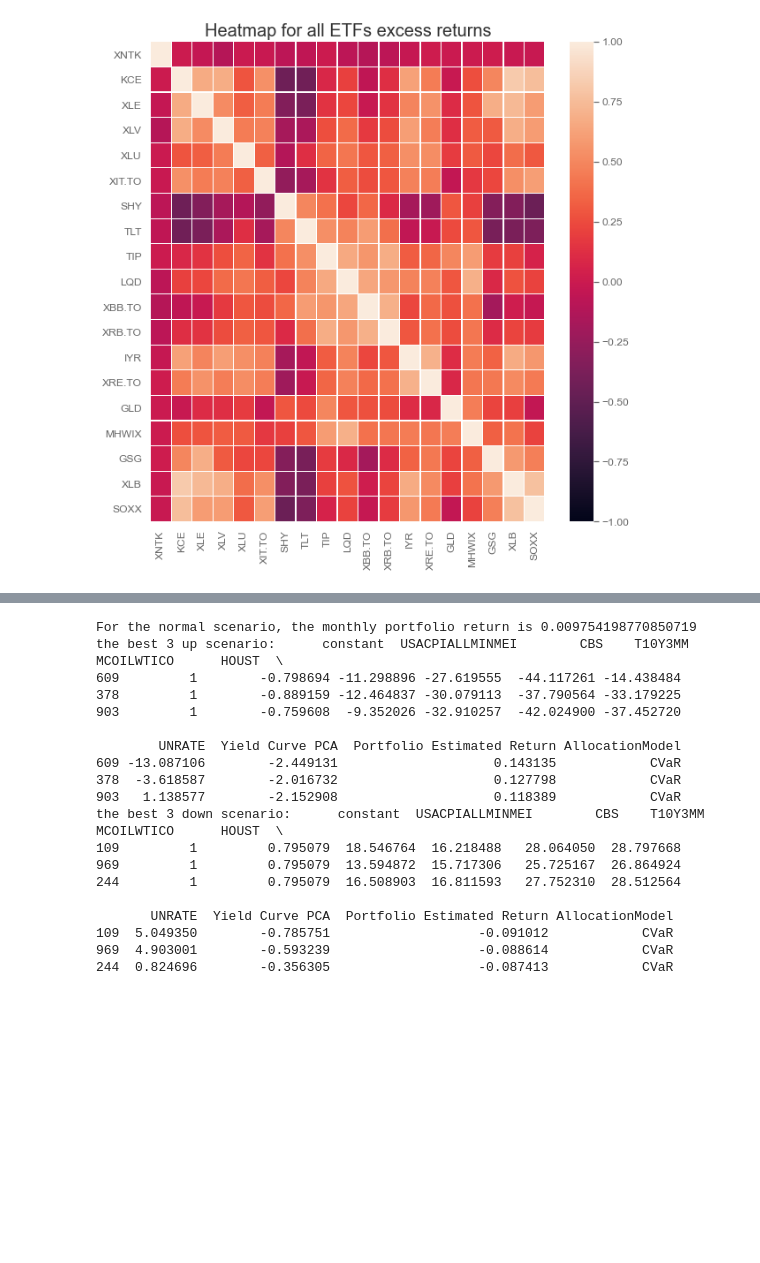
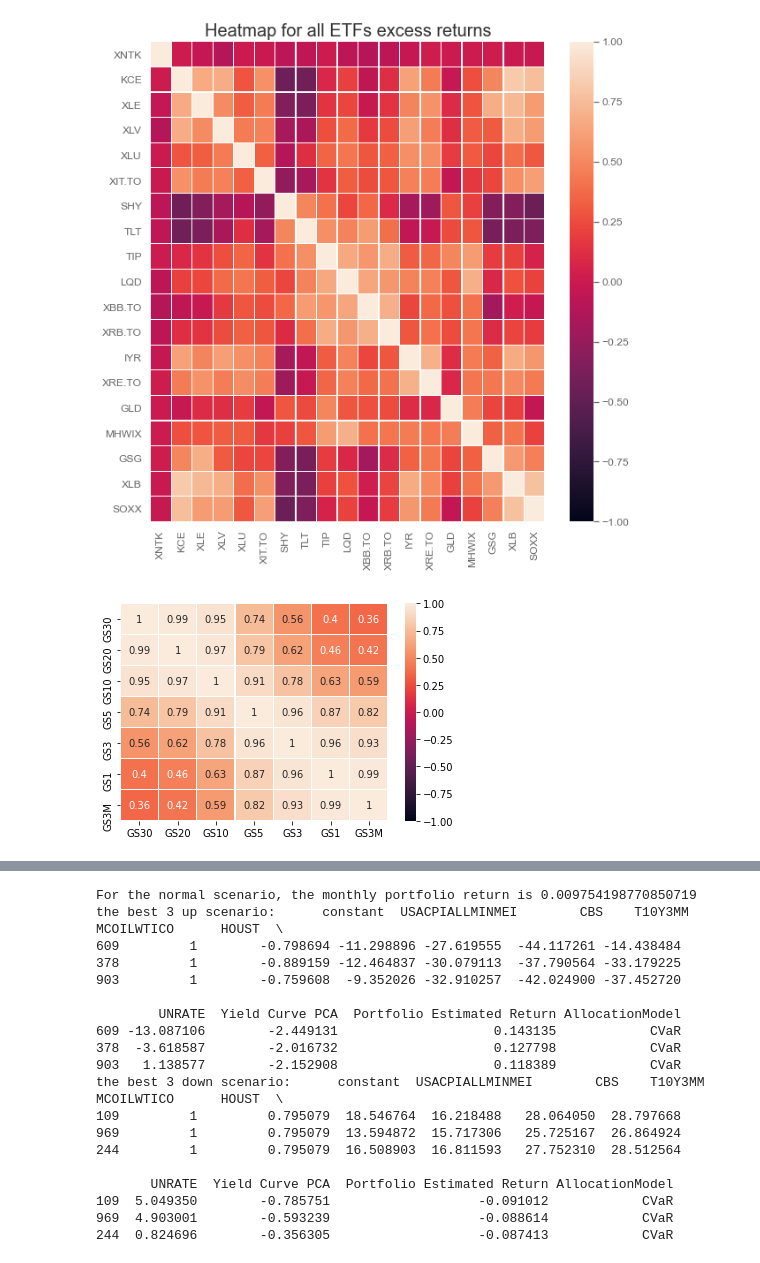
Before and after one commit to of1201/roboadvisor, a Jupyter notebook: risk lab.ipynb, the cells around one changed output, grey strips where cells are left out. Drawn from its saved outputs; the diff is of its cells as text; code cells hidden in the pictures; blank space fills up the shorter version.

```diff
--- a/risk lab.ipynb
+++ b/risk lab.ipynb
@@ -959,23 +959,30 @@ portfRet_wocf = portfPnL_wocf/portfValue_wocf[:-1]
 # %%
 # --------------------sensitivity analysis-------------------
 # handling df_macro
 df_macro = pd.read_excel(dir + r'\Macro_Data.xlsx', sheet_name='Index', index_col=0, engine='openpyxl')
 df_macro = df_macro.drop(['AAA', 'BAA'], axis=1)
 # df_macro['USACPIALLMINMEI'] = df_macro['USACPIALLMINMEI'].pct_change() * 100
 # df_macro['INDPRO'] = df_macro['INDPRO'].pct_change() * 100
 # df_macro[['MCOILWTICO', 'HOUST']] = df_macro[['MCOILWTICO', 'HOUST']].pct_change() * 100
 df_macro[['INDPRO', 'USACPIALLMINMEI', 'CBS', 'T10Y3MM', 'MCOILWTICO', 'HOUST', 'UNRATE']] = df_macro[['INDPRO', 'USACPIALLMINMEI', 'CBS', 'T10Y3MM', 'MCOILWTICO', 'HOUST', 'UNRATE']].pct_change() * 100
+
+macro_corr = df_macro[['GS30', 'GS20', 'GS10', 'GS5', 'GS3', 'GS1', 'GS3M']].corr()
+sns.heatmap(macro_corr, xticklabels=macro_corr.columns, yticklabels=macro_corr.columns, annot=True,linewidths=.1, vmin=-1, vmax=1)
+ax.set_title('Heatmap for the yield curve', fontsize=20)
+plt.show()
 
 # PCA the yield curve
 yieldcurve = df_macro[['GS30', 'GS20', 'GS10', 'GS5', 'GS3', 'GS1', 'GS3M']]
 yieldcurve = StandardScaler().fit_transform(yieldcurve)
 pca = PCA(n_components=1)
 principalComponents = pca.fit_transform(yieldcurve)
 principalDf = pd.DataFrame(data=principalComponents, columns=['principal component'])
 df_macro['Yield Curve PCA'] = principalDf.values
 df_macro = df_macro.drop(['GS30', 'GS20', 'GS10', 'GS5', 'GS3', 'GS1', 'GS3M'], axis=1)
 # df_macro['Yield Curve PCA']=df_macro['Yield Curve PCA'].pct_change() * 100
 df_macro=df_macro.iloc[1:]
+# %% [output]
+[figure, added]
 # %%
 # We tried different combinations of the economic factors for the regression with market factors
 # and checked the stats like R-adjusted square and P-values for each factor. Finally, we decided to choose the
```
Also changed, not shown: parts of 4 cells of this notebook.
